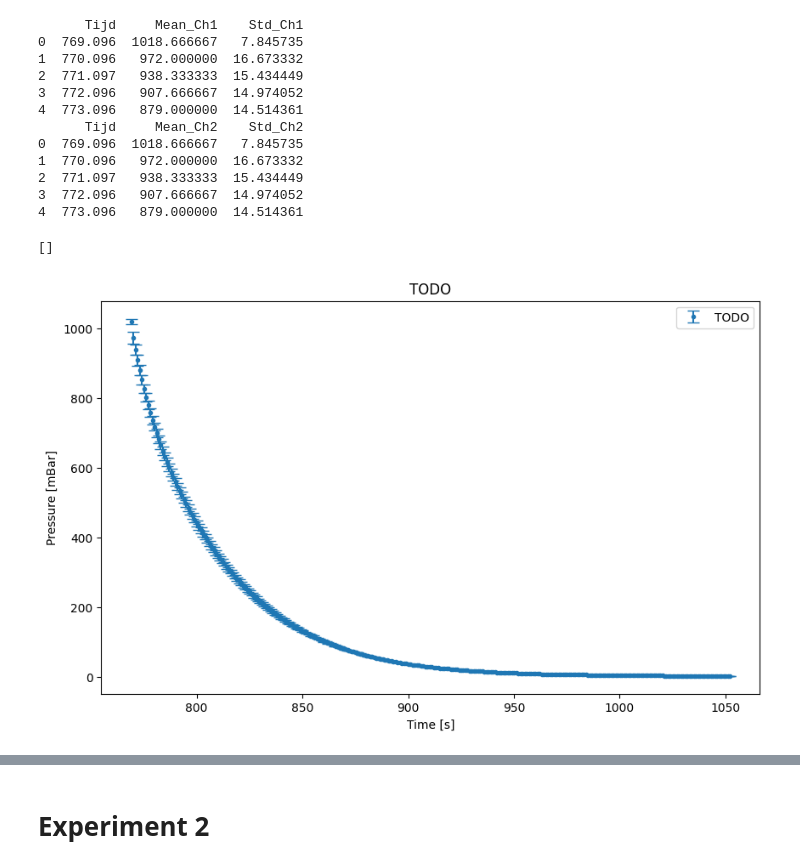
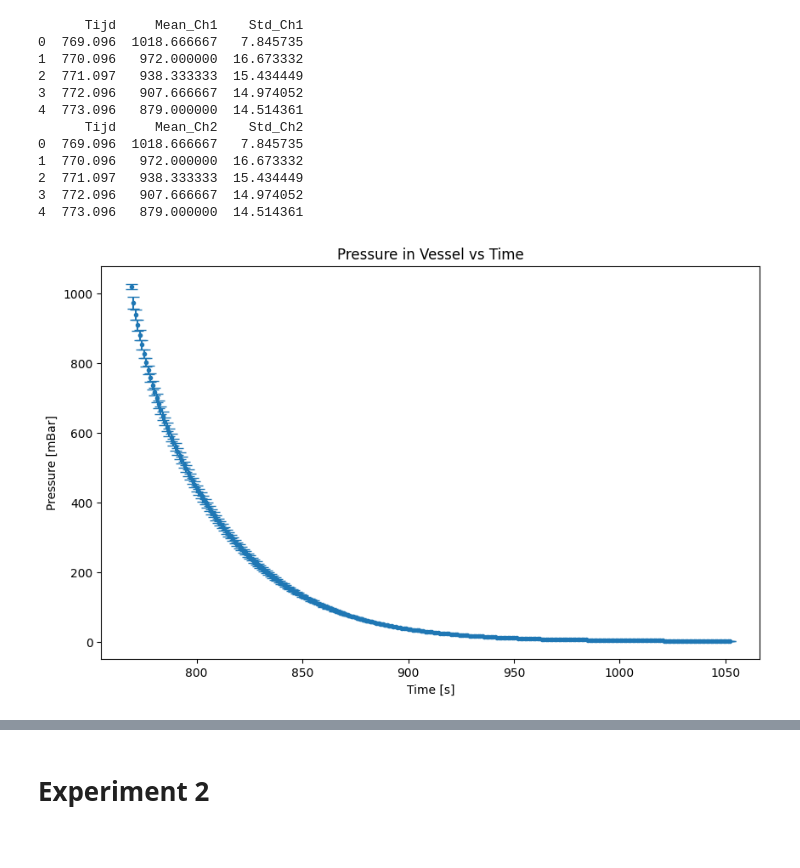
Before and after one commit to MartinOpat/Phys-Lab-Adv, a Jupyter notebook: data_processing.ipynb, the cells around one changed output, grey strips where cells are left out. Saved outputs shown, nothing was run; the diff lists cells and outputs as text; code cells hidden in the pictures.

```diff
--- a/data_processing.ipynb
+++ b/data_processing.ipynb
@@ -103,17 +103,17 @@ print(results_df2.head())
 4  773.096   879.000000  14.514361
 # %%
 plt.figure(figsize=(10, 6))
-plt.errorbar(results_df["Tijd"], results_df["Mean_Ch1"], yerr=results_df["Std_Ch1"], fmt='.', label='TODO', capsize=5)
+plt.errorbar(results_df["Tijd"], results_df["Mean_Ch1"], yerr=results_df["Std_Ch1"], fmt='.', capsize=5)
 
-plt.title("TODO")
+plt.title("Pressure in Vessel vs Time")
 plt.xlabel("Time [s]")
 plt.ylabel("Pressure [mBar]")
 
-plt.legend()
+# plt.legend()
 plt.plot()
+plt.savefig("figures/Exp.1_pressure_vs_time.pdf")
 # %% [output]
-[]
-[figure, old version]
+[figure, new version]
 # %%
 # p0 = (results_df["Mean_Ch1"].iloc[0] + results_df["Std_Ch1"].iloc[0]) / 2
 # p0_err = p0 * np.sqrt((results_df["Std_Ch1"].iloc[0] / results_df["Mean_Ch1"].iloc[0])**2 + (results_df["Std_Ch1"].iloc[0] / results_df["Mean_Ch1"].iloc[0])**2)
```
Also changed, not shown: parts of 8 cells of this notebook, 11 other files.
